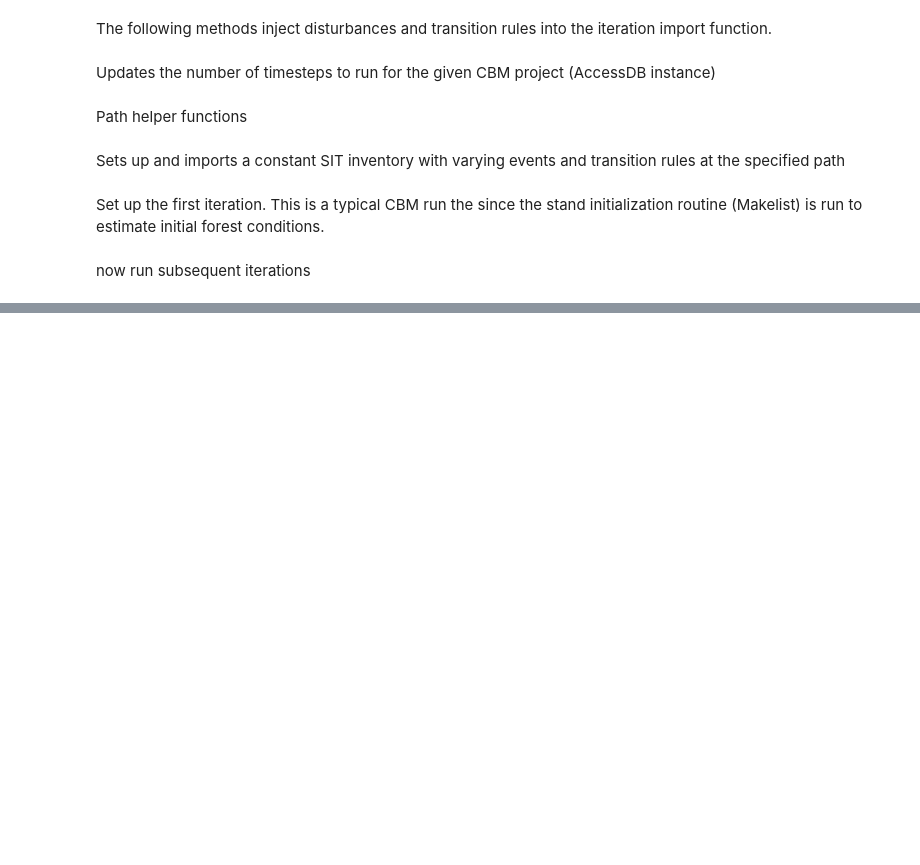
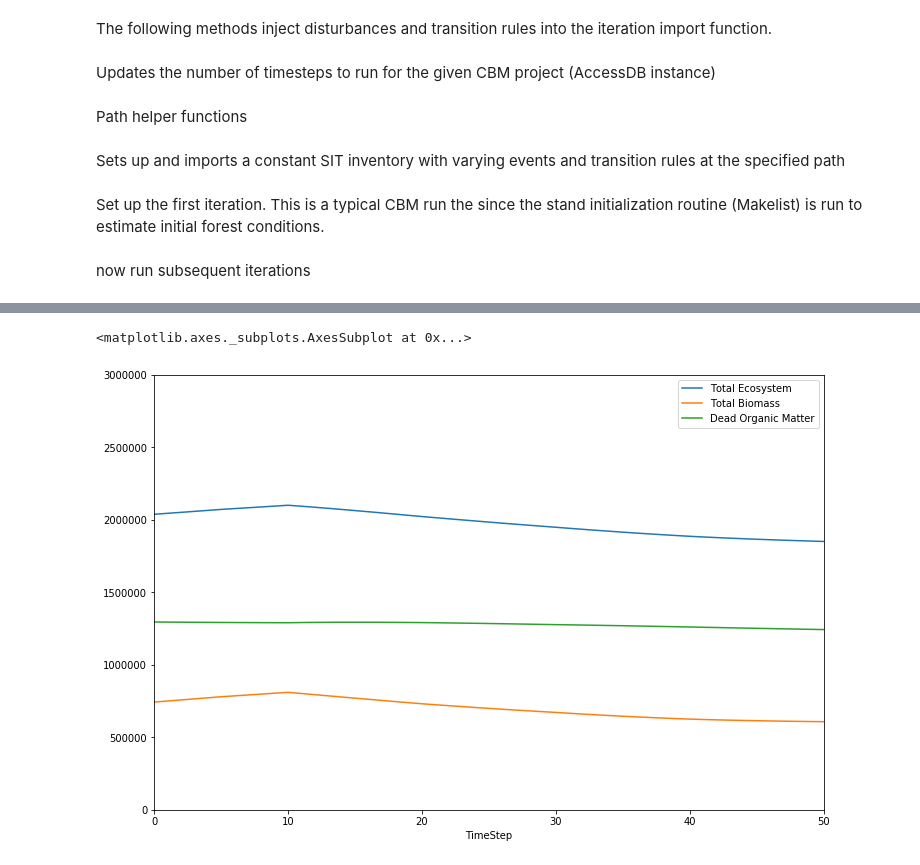
Before and after one commit to cat-cfs/cbm3_scripting_examples, a Jupyter notebook: iterative_cbm.ipynb, the cells around one changed output, grey strips where cells are left out. Cells and saved outputs as stored; diff of their text form; code cells hidden in the pictures; blank space fills up the shorter version.

Commit message:
add graphing, and error checking

```diff
--- a/iterative_cbm.ipynb
+++ b/iterative_cbm.ipynb
@@ -318,7 +242,0 @@ Name: Total Biomass, dtype: float64
-# %%
-dist_indicators = cbm3_results.load_disturbance_indicators(
-    get_results_db_path(5),
-    disturbance_type_grouping=True)
-
-p = dist_indicators.loc[dist_indicators["DistTypeID"]==2][["TimeStep","Product"]].groupby("TimeStep").sum()
-p.plot(ylim=(0,10000))
@@ -327,0 +245,4 @@ p.plot(ylim=(0,10000))
+# %%
+i2 = cbm3_results.load_pool_indicators( get_results_db_path(2)).iloc[-1]
+i3 = cbm3_results.load_pool_indicators( get_results_db_path(3)).iloc[0]
+pd.DataFrame(data={"i2": i2, "i3": i3, "rel_dif": (i2-i3).abs()/((i2+i3)/2)})
@@ -327,0 +267,23 @@ p.plot(ylim=(0,10000))
+# %%
+def merge_iteration_results(results, iteration_steps):
+
+    out_results = []
+    #correct the timestep
+    for i, r in enumerate(results):
+        #drop the 0th timestep from the 2nd iteration onwards (it's the same as the last value from each previous iteration)
+        out = r.loc[r["TimeStep"]!=0].copy() if i!=0 else r.copy()
+        out["TimeStep"] = out["TimeStep"] + i*iteration_steps
+        out_results.append(out)
+
+    return pd.concat(out_results, axis=0)
+# %%
+merged_pool_indicators = merge_iteration_results([
+    cbm3_results.load_pool_indicators( get_results_db_path(x))
+        for x in range(1, num_iterations+1)
+], iteration_steps)
+# %%
+merged_pool_indicators[["TimeStep","Total Ecosystem","Total Biomass","Dead Organic Matter"]] \
+    .groupby("TimeStep").sum().plot(ylim=(0,3e6), figsize=(12,8))
+# %% [output]
+<matplotlib.axes._subplots.AxesSubplot at 0x...>
+[figure, added]
```
Also changed, not shown: parts of 11 cells of this notebook.
